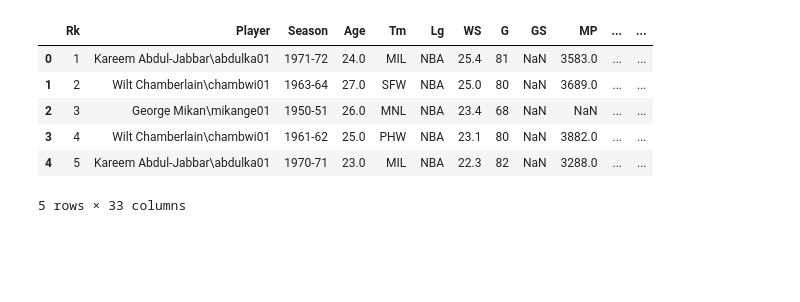
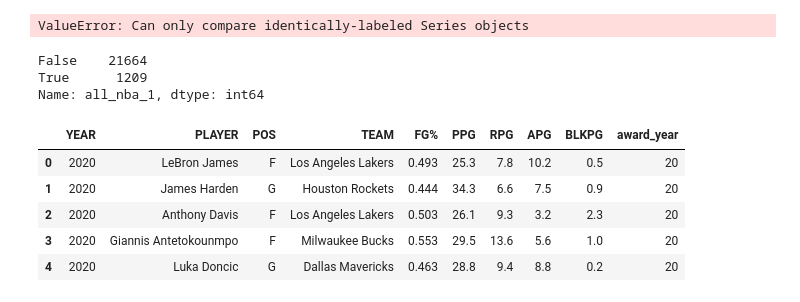
Before and after one commit to rylewww/Modeling-The-NBA-Leap, a Jupyter notebook: NBA_EDA.ipynb, the cells around one changed output. Saved outputs shown, nothing was run; the diff lists cells and outputs as text; code cells hidden in the pictures; blank space fills up the shorter version.

```diff
--- a/NBA_EDA.ipynb
+++ b/NBA_EDA.ipynb
@@ -3,0 +44,6 @@ import numpy as np
+# %%
+#reading in all nba first team data
+all_nba1 = pd.read_csv('Data/All_NBA_1.csv')
+#creating shortened award year
+all_nba1['award_year'] = [str(x)[2:] for x in all_nba1['YEAR']]
+all_nba1.head()
@@ -3,0 +57,6 @@ import numpy as np
+# %%
+all_nba1['award_year'] = [str(x)[2:] for x in all_nba1['YEAR']]
+# %%
+players.where(players['name']==all_nba1['PLAYER'], True, False)
+# %% [output]
+ValueError: Can only compare identically-labeled Series objects
@@ -4,10 +65,15 @@ import numpy as np
+# %%
+players['all_nba_1'].value_counts()
+# %% [output]
+False    21664
+True      1209
+Name: all_nba_1, dtype: int64
 # %%
-df_players.head()
+all_nba1.head()
 # %% [output]
-|  | Rk | Player | Season | Age | Tm | Lg | WS | G | GS | MP | ... | ... |
-| 0 | 1 | Kareem Abdul-Jabbar\abdulka01 | 1971-72 | 24.0 | MIL | NBA | 25.4 | 81 | NaN | 3583.0 | ... | ... |
-| 1 | 2 | Wilt Chamberlain\chambwi01 | 1963-64 | 27.0 | SFW | NBA | 25.0 | 80 | NaN | 3689.0 | ... | ... |
-| 2 | 3 | George Mikan\mikange01 | 1950-51 | 26.0 | MNL | NBA | 23.4 | 68 | NaN | NaN | ... | ... |
-| 3 | 4 | Wilt Chamberlain\chambwi01 | 1961-62 | 25.0 | PHW | NBA | 23.1 | 80 | NaN | 3882.0 | ... | ... |
-| 4 | 5 | Kareem Abdul-Jabbar\abdulka01 | 1970-71 | 23.0 | MIL | NBA | 22.3 | 82 | NaN | 3288.0 | ... | ... |
+|  | YEAR | PLAYER | POS | TEAM | FG% | PPG | RPG | APG | BLKPG | award_year |
+| 0 | 2020 | LeBron James | F | Los Angeles Lakers | 0.493 | 25.3 | 7.8 | 10.2 | 0.5 | 20 |
+| 1 | 2020 | James Harden | G | Houston Rockets | 0.444 | 34.3 | 6.6 | 7.5 | 0.9 | 20 |
+| 2 | 2020 | Anthony Davis | F | Los Angeles Lakers | 0.503 | 26.1 | 9.3 | 3.2 | 2.3 | 20 |
+| 3 | 2020 | Giannis Antetokounmpo | F | Milwaukee Bucks | 0.553 | 29.5 | 13.6 | 5.6 | 1.0 | 20 |
+| 4 | 2020 | Luka Doncic | G | Dallas Mavericks | 0.463 | 28.8 | 9.4 | 8.8 | 0.2 | 20 |
-5 rows × 33 columns
```
Also changed, not shown: parts of 17 cells of this notebook.
